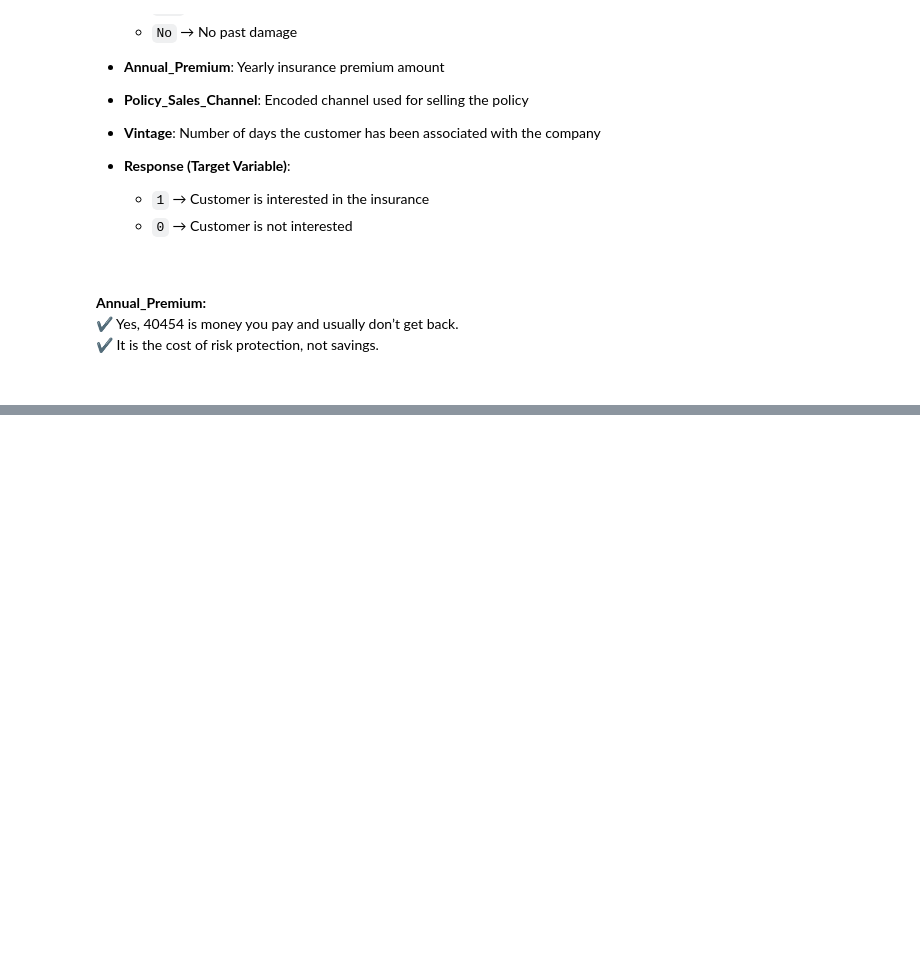
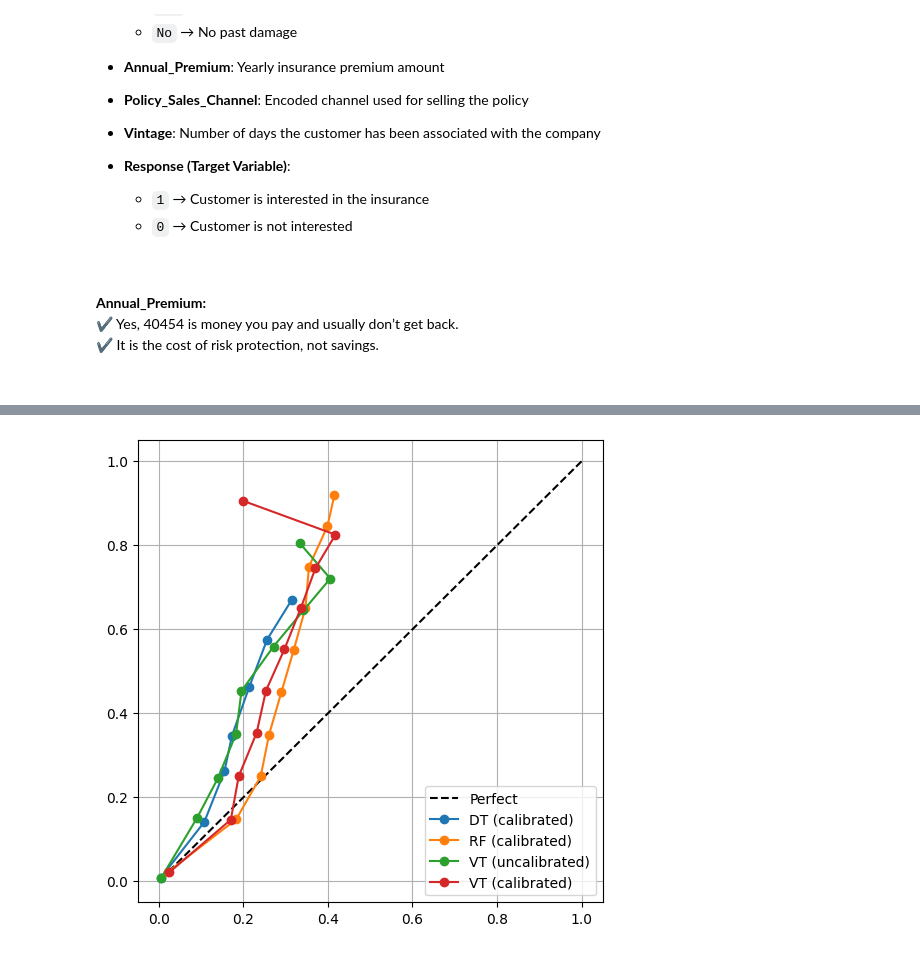
Before and after one commit to yasin-arafat-05/vehicle_insurance_end_2_end_project, a Jupyter notebook: notebook/exp_notebook.ipynb, the cells around one changed output, grey strips where cells are left out. Saved outputs shown, nothing was run; the diff lists cells and outputs as text; code cells hidden in the pictures; blank space fills up the shorter version.

```diff
--- a/notebook/exp_notebook.ipynb
+++ b/notebook/exp_notebook.ipynb
@@ -59,0 +247,5 @@ df.head(2)
+# %%
+
+# apply log transormation:
+# log(0) = -INF use log1p or log(1+x)
+df_final["Annual_Premium"] = np.log1p(df_final["Annual_Premium"])
@@ -59,0 +897,5 @@ df.head(2)
+# %%
+
+# for calibaration curve fit the dt and rf model:
+dt.fit(X_train_res,y_train_res)
+rf.fit(X_train_res,y_train_res)
@@ -59,0 +1071,9 @@ df.head(2)
+# %%
+
+vt_calib = CalibratedClassifierCV(
+    estimator=vt,
+    method='sigmoid',
+    cv=5
+)
+
+vt_calib.fit(X_train_res,y_train_res)
@@ -59,0 +1130,24 @@ df.head(2)
+# %%
+
+
+# Calibration vs Non-Calibration Curve:
+
+plt.figure(figsize=(6,6))
+plt.plot([1,0],[1,0],'k--',label="Perfect")
+
+# plt.plot(true_prob_dt,mean_predicted_prob_dt,'o-',label="DT (uncalibrated)")
+plt.plot(true_prob_calib_dt,mean_predicted_calib_prob_dt,'o-',label="DT (calibrated)")
+
+
+# plt.plot(true_prob_rf,mean_predicted_prob_rf,'o-',label="RF (uncalibrated)")
+plt.plot(true_prob_calib_rf,mean_predicted_calib_prob_rf,'o-',label="RF (calibrated)")
+
+
+plt.plot(true_prob_vt,mean_predicted_prob_vt,'o-',label="VT (uncalibrated)")
+plt.plot(true_prob_calib_vt,mean_predicted_calib_prob_vt,'o-',label="VT (calibrated)")
+
+plt.legend()
+plt.grid()
+plt.show()
+# %% [output]
+[figure, added]
```
Also changed, not shown: parts of 59 cells of this notebook, 9 other files.
